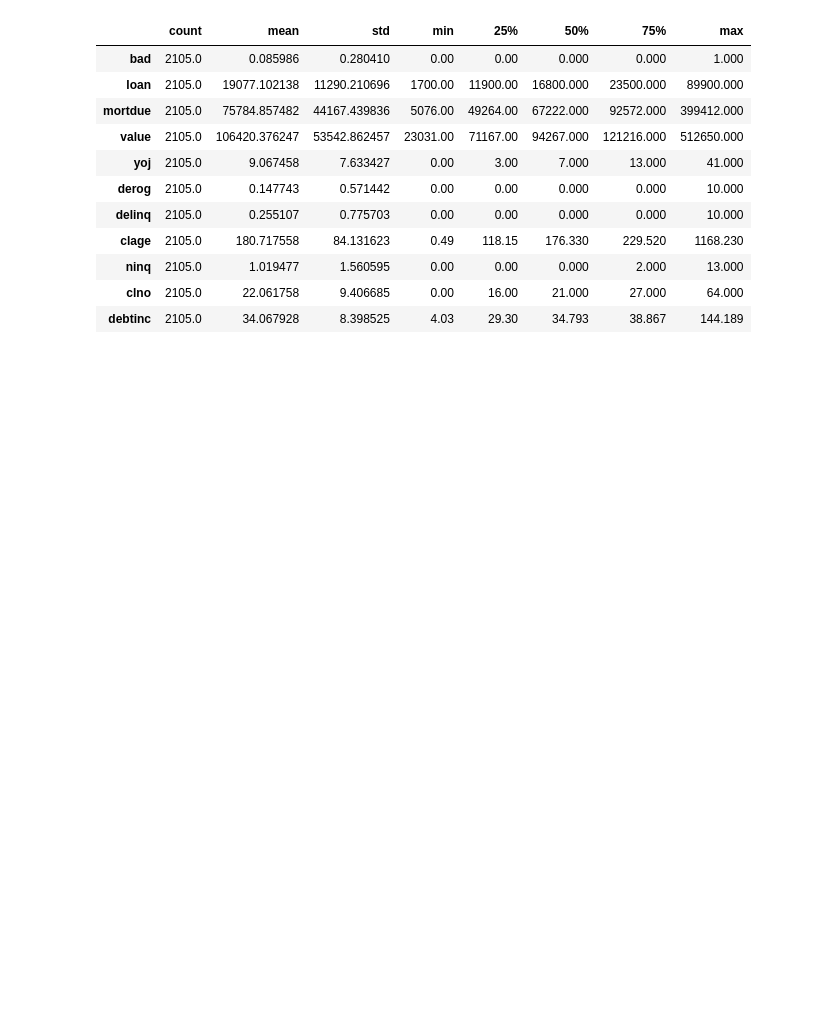
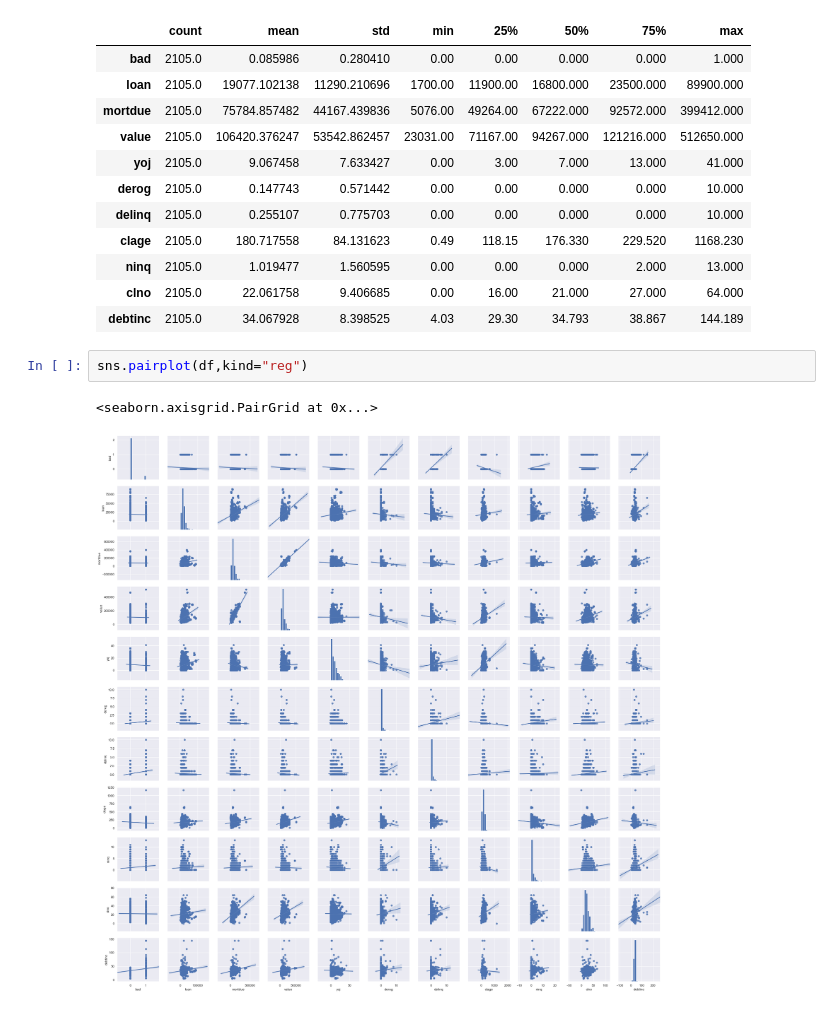
Before and after one commit to UVBMOB/Pinar_Varol, a Jupyter notebook: homework2.ipynb, the cells around one changed output. Saved outputs shown, nothing was run; the diff lists cells and outputs as text; blank space fills up the shorter version.

```diff
--- a/homework2.ipynb
+++ b/homework2.ipynb
@@ -215,3 +215,8 @@ df.describe(include='all').T #kategorikler dropped
 | ninq | 2105.0 | 1.019477 | 1.560595 | 0.00 | 0.00 | 0.000 | 2.000 | 13.000 |
 | clno | 2105.0 | 22.061758 | 9.406685 | 0.00 | 16.00 | 21.000 | 27.000 | 64.000 |
 | debtinc | 2105.0 | 34.067928 | 8.398525 | 4.03 | 29.30 | 34.793 | 38.867 | 144.189 |
+# %%
+sns.pairplot(df,kind="reg")
+# %% [output]
+<seaborn.axisgrid.PairGrid at 0x...>
+[figure, added]
```
Also changed, not shown: parts of 72 cells of this notebook.
